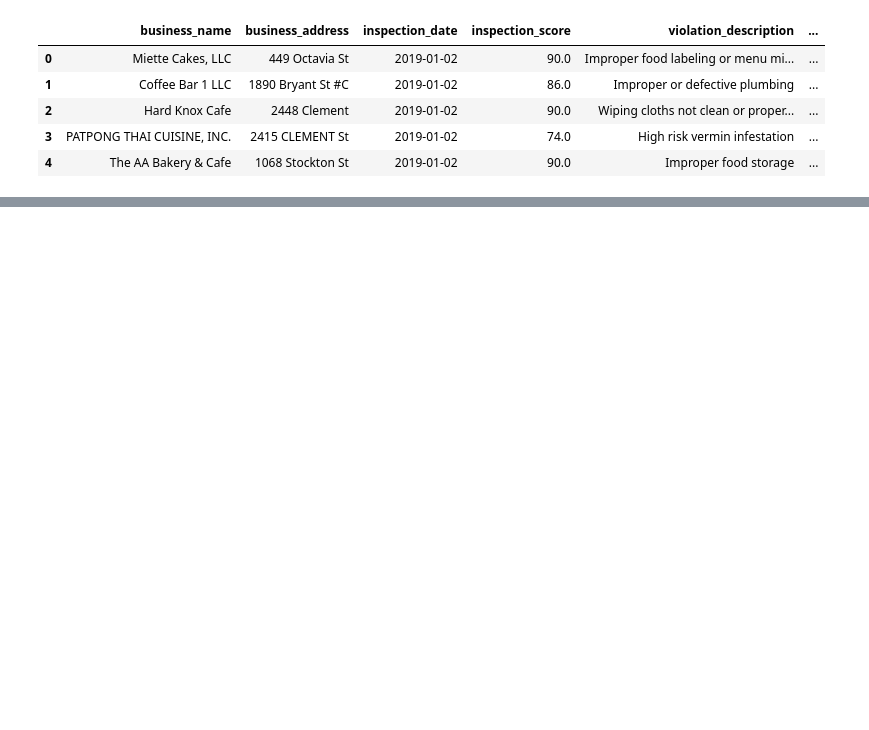
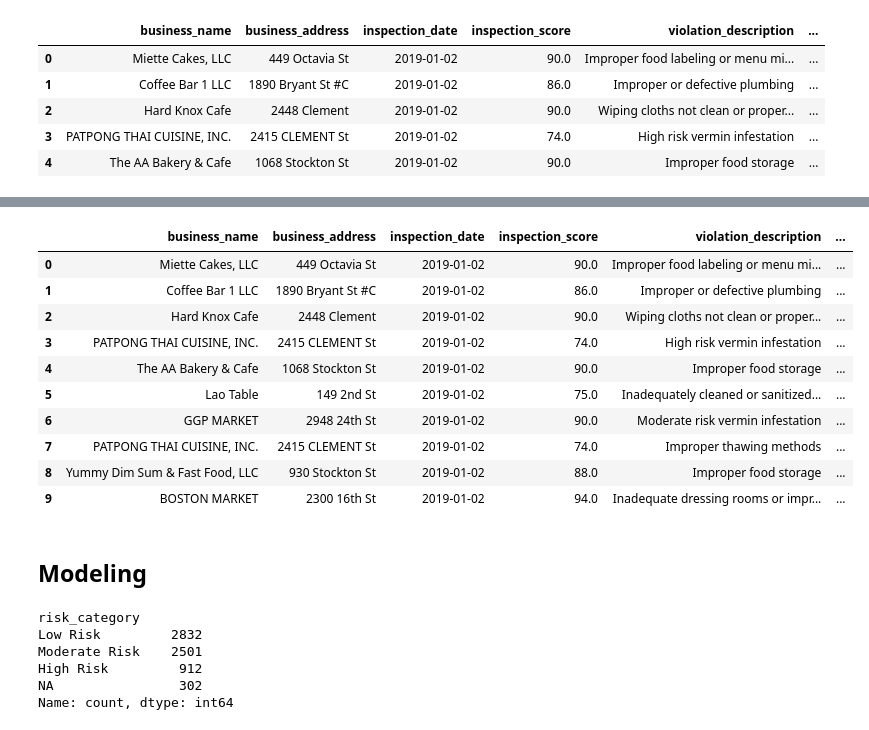
Before and after one commit to mchang674/ads-508-team-project, a Jupyter notebook: Data_ingest.ipynb, the cells around one changed output, grey strips where cells are left out. Drawn from its saved outputs; the diff is of its cells as text; code cells hidden in the pictures; blank space fills up the shorter version.

```diff
--- a/Data_ingest.ipynb
+++ b/Data_ingest.ipynb
@@ -686,0 +637,2 @@ inspect_transformed.head()
+# %%
+filter_d = ml_data.dropna(axis = 0)
@@ -686,0 +648,5 @@ inspect_transformed.head()
+# %%
+count = filter_d.groupby(['business_address', 'inspection_date']).agg('count').reset_index()
+count = count[["business_address", "inspection_date", "business_name"]]
+count.columns = ["business_address", "inspection_date", "violation_count"]
+count.head(5)
@@ -686,0 +660,16 @@ inspect_transformed.head()
+# %%
+violations = pd.merge(filter_d, count, on=["business_address", "inspection_date"], how = 'inner')
+# %%
+violations.head(10)
+# %% [output]
+|  | business_name | business_address | inspection_date | inspection_score | violation_description | ... |
+| 0 | Miette Cakes, LLC | 449 Octavia St | 2019-01-02 | 90.0 | Improper food labeling or menu mi... | ... |
+| 1 | Coffee Bar 1 LLC | 1890 Bryant St #C | 2019-01-02 | 86.0 | Improper or defective plumbing | ... |
+| 2 | Hard Knox Cafe | 2448 Clement | 2019-01-02 | 90.0 | Wiping cloths not clean or proper... | ... |
+| 3 | PATPONG THAI CUISINE, INC. | 2415 CLEMENT St | 2019-01-02 | 74.0 | High risk vermin infestation | ... |
+| 4 | The AA Bakery & Cafe | 1068 Stockton St | 2019-01-02 | 90.0 | Improper food storage | ... |
+| 5 | Lao Table | 149 2nd St | 2019-01-02 | 75.0 | Inadequately cleaned or sanitized... | ... |
+| 6 | GGP MARKET | 2948 24th St | 2019-01-02 | 90.0 | Moderate risk vermin infestation | ... |
+| 7 | PATPONG THAI CUISINE, INC. | 2415 CLEMENT St | 2019-01-02 | 74.0 | Improper thawing methods | ... |
+| 8 | Yummy Dim Sum & Fast Food, LLC | 930 Stockton St | 2019-01-02 | 88.0 | Improper food storage | ... |
+| 9 | BOSTON MARKET | 2300 16th St | 2019-01-02 | 94.0 | Inadequate dressing rooms or impr... | ... |
@@ -686,0 +679,11 @@ inspect_transformed.head()
+# %% [markdown]
+## Modeling
+# %%
+violations['risk_category'].value_counts()
+# %% [output]
+risk_category
+Low Risk         2832
+Moderate Risk    2501
+High Risk         912
+NA                302
+Name: count, dtype: int64
```
Also changed, not shown: parts of 37 cells of this notebook, 2 other files.
